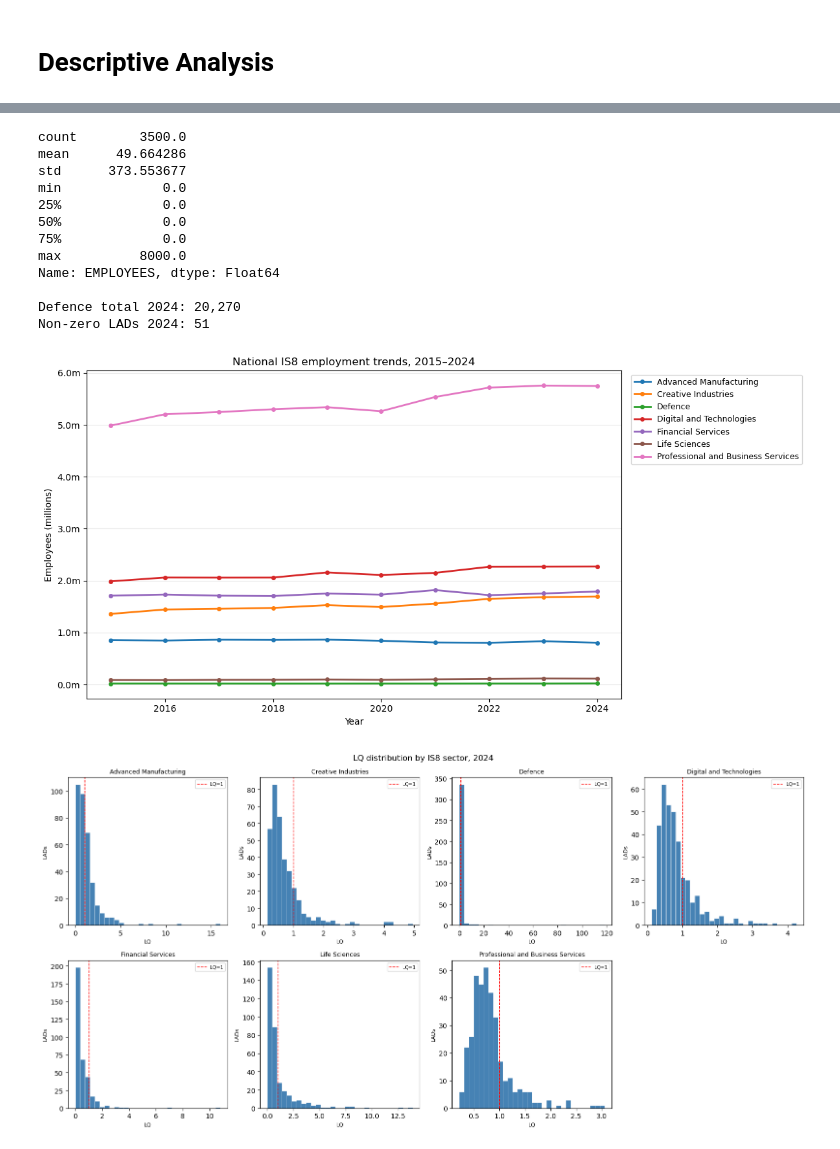
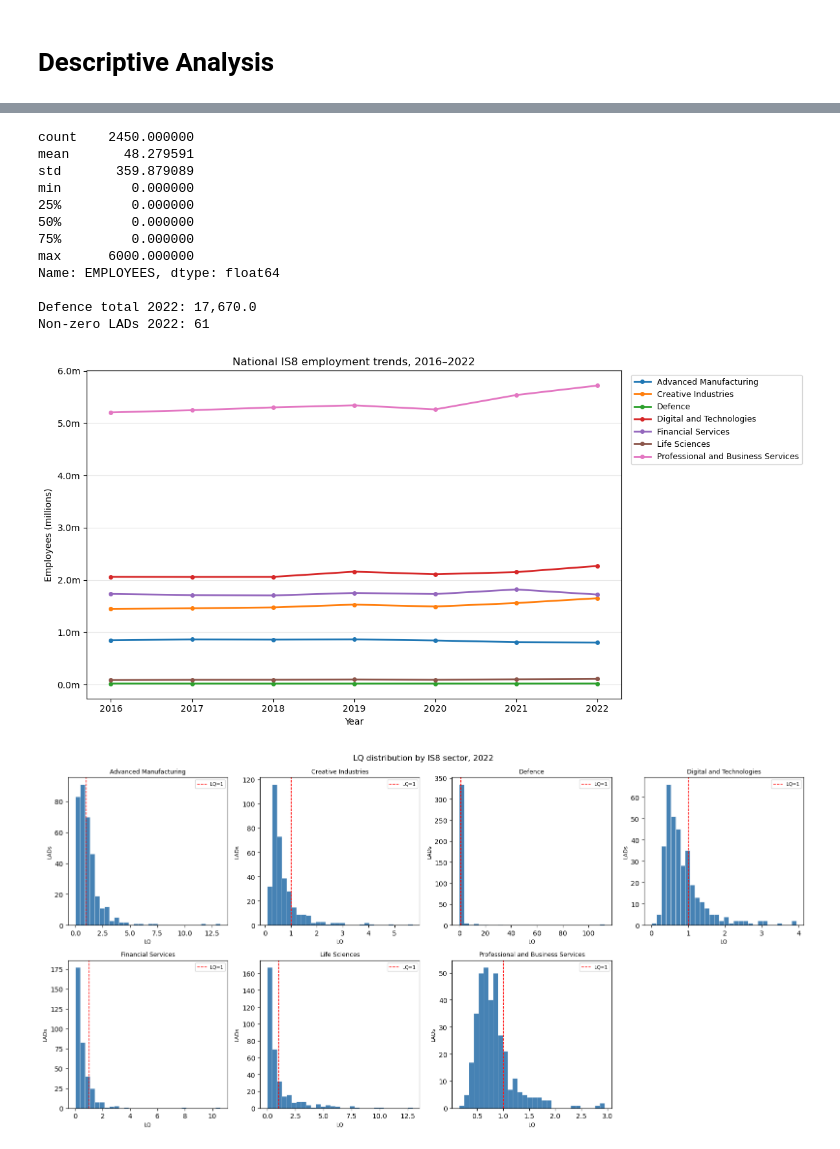
Before and after one commit to Phirtia/Economic_Observatory, a Jupyter notebook: notebooks/Franco/descriptive_analysis.ipynb, the cells around one changed output, grey strips where cells are left out. Cells and saved outputs as stored; diff of their text form; code cells hidden in the pictures.

```diff
--- a/notebooks/Franco/descriptive_analysis.ipynb
+++ b/notebooks/Franco/descriptive_analysis.ipynb
@@ -43,6 +6,6 @@ Under EEG this is a coordination failure — the ingredients are there but the s
 # %%
 import sys
-sys.path.insert(0, "..")
+sys.path.insert(0, "../..")
 
 import pandas as pd
 import numpy as np
@@ -51,11 +14,12 @@ import matplotlib.ticker as mticker
 import yaml
 
 # --- Setup ---
-with open("../config.yml", "r") as f:
+with open("../../config.yml", "r") as f:
     config = yaml.safe_load(f)
 
 # --- Load indicators panel ---
-panel = pd.read_parquet("../processed_data/indicators_panel.parquet")
+panel = pd.read_parquet("../../data/processed_data/analysis_panel.parquet")
+
 
 print(f"Shape: {panel.shape}")
 print(f"Sectors: {sorted(panel['IS8_SECTOR'].unique())}")
@@ -68,7 +32,7 @@ Years: 2015 — 2025
 LADs: 350
 # %%
 # --- National IS8 employment by sector (most recent year) ---
-latest_year = 2024
+latest_year = panel['YEAR'].max()
 national = (
     panel[panel['YEAR'] == latest_year]
     .groupby('IS8_SECTOR')['EMPLOYEES']
@@ -85,6 +49,6 @@ for bar, val in zip(bars, national.values):
     ax.text(bar.get_width() + 0.02, bar.get_y() + bar.get_height()/2,
             f'{val/1_000_000:.2f}m', va='center', fontsize=9)
 plt.tight_layout()
-plt.savefig('../output/charts/national_is8_employment_2024.png', dpi=150)
+plt.savefig('../../output/graphs/Franco/national_is8_employment_2022.png', dpi=150)
 plt.show()
 # %% [output]
@@ -92,24 +56,24 @@ plt.show()
 # %%
 print(panel[panel['IS8_SECTOR'] == 'Defence']['EMPLOYEES'].describe())
-print(f"\nDefence total 2024: {panel[(panel['IS8_SECTOR']=='Defence') & (panel['YEAR']==2024)]['EMPLOYEES'].sum():,}")
-print(f"Non-zero LADs 2024: {(panel[(panel['IS8_SECTOR']=='Defence') & (panel['YEAR']==2024)]['EMPLOYEES'] > 0).sum()}")
+print(f"\nDefence total 2022: {panel[(panel['IS8_SECTOR']=='Defence') & (panel['YEAR']==2022)]['EMPLOYEES'].sum():,}")
+print(f"Non-zero LADs 2022: {(panel[(panel['IS8_SECTOR']=='Defence') & (panel['YEAR']==2022)]['EMPLOYEES'] > 0).sum()}")
 # %% [output]
-count        3500.0
-mean      49.664286
-std      373.553677
-min             0.0
-25%             0.0
-50%             0.0
-75%             0.0
-max          8000.0
-Name: EMPLOYEES, dtype: Float64
+count    2450.000000
+mean       48.279591
+std       359.879089
+min         0.000000
+25%         0.000000
+50%         0.000000
+75%         0.000000
+max      6000.000000
+Name: EMPLOYEES, dtype: float64
 
-Defence total 2024: 20,270
-Non-zero LADs 2024: 51
+Defence total 2022: 17,670.0
+Non-zero LADs 2022: 61
 # %%
-# --- National IS8 employment trends 2015–2024 ---
+# --- National IS8 employment trends 2016–2022 ---
 trends = (
-    panel[panel['YEAR'] <= 2024]
+    panel
     .groupby(['YEAR', 'IS8_SECTOR'])['EMPLOYEES']
     .sum()
     .reset_index()
@@ -127,40 +91,40 @@ for i, sector in enumerate(sectors):
 
 ax.set_xlabel('Year')
 ax.set_ylabel('Employees (millions)')
-ax.set_title('National IS8 employment trends, 2015–2024')
+ax.set_title('National IS8 employment trends, 2016–2022')
 ax.legend(bbox_to_anchor=(1.01, 1), loc='upper left', fontsize=9)
 ax.yaxis.set_major_formatter(mticker.FuncFormatter(lambda x, _: f'{x:.1f}m'))
 ax.grid(axis='y', alpha=0.3)
 plt.tight_layout()
-plt.savefig('../output/charts/national_is8_trends_2015_2024.png', dpi=150, bbox_inches='tight')
+plt.savefig('../../output/graphs/Franco/national_is8_trends_2016_2022.png', dpi=150, bbox_inches='tight')
 plt.show()
 # %% [output]
-[figure, old version]
+[figure, new version]
 # %%
 # --- LQ distribution by IS8 sector (most recent year) ---
-lq_2024 = panel[panel['YEAR'] == 2024][['GEOGRAPHY_NAME', 'IS8_SECTOR', 'lq_emp']].dropna()
+lq_latest = panel[panel['YEAR'] == latest_year][['GEOGRAPHY_NAME', 'IS8_SECTOR', 'lq_emp']].dropna()
 
 fig, axes = plt.subplots(2, 4, figsize=(16, 8))
 axes = axes.flatten()
 
-sectors = sorted(lq_2024['IS8_SECTOR'].unique())
+sectors = sorted(lq_latest['IS8_SECTOR'].unique())
 
 for i, sector in enumerate(sectors):
-    data = lq_2024[lq_2024['IS8_SECTOR'] == sector]['lq_emp']
+    data = lq_latest[lq_latest['IS8_SECTOR'] == sector]['lq_emp']
     axes[i].hist(data, bins=30, color='steelblue', edgecolor='white', linewidth=0.5)
     axes[i].axvline(x=1, color='red', linestyle='--', linewidth=1, label='LQ=1')
     axes[i].set_title(sector, fontsize=9)
     axes[i].set_xlabel('LQ', fontsize=8)
     axes[i].set_ylabel('LADs', fontsize=8)
     axes[i].legend(fontsize=7)
 
 # hide the 8th subplot (only 7 sectors)
 axes[7].set_visible(False)
 
-plt.suptitle('LQ distribution by IS8 sector, 2024', fontsize=12)
+plt.suptitle(f'LQ distribution by IS8 sector, {latest_year}', fontsize=12)
 plt.tight_layout()
-plt.savefig('../output/charts/lq_distribution_2024.png', dpi=150, bbox_inches='tight')
+plt.savefig(f'../../output/graphs/Franco/lq_distribution_{latest_year}.png', dpi=150, bbox_inches='tight')
 plt.show()
 # %% [output]
-[figure, old version]
+[figure, new version]
 # %%
```
Also changed, not shown: parts of 29 cells of this notebook, 19 other files.
